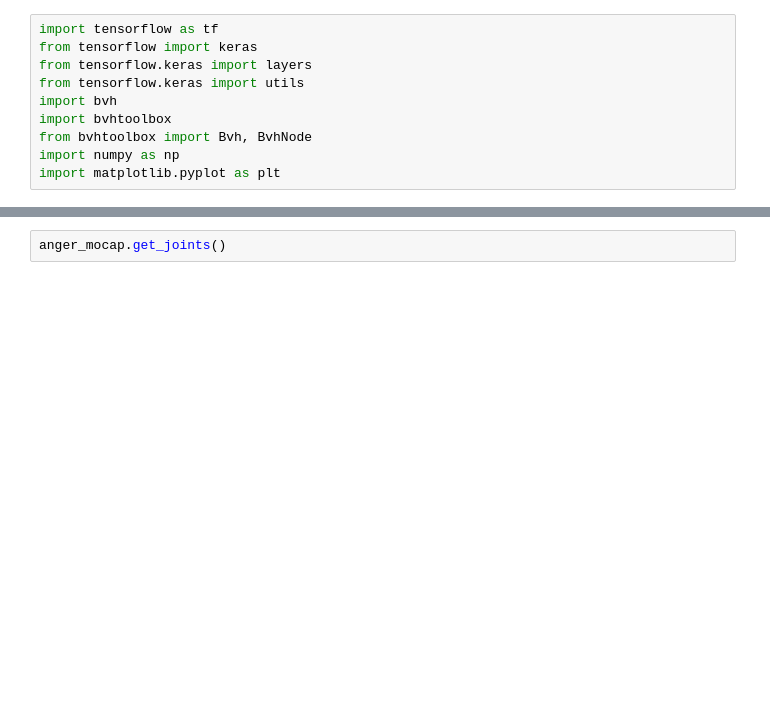
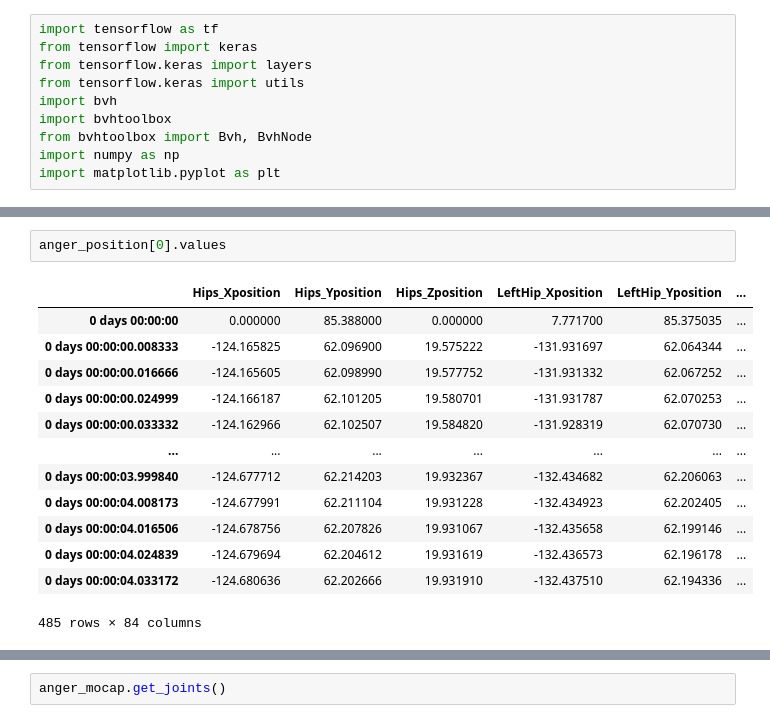
Before and after one commit to arnisafazla/CS490-Senior-Research-Project, a Jupyter notebook: CS_490_1_0.ipynb, the cells around one changed output, grey strips where cells are left out. Saved outputs shown, nothing was run; the diff lists cells and outputs as text; blank space fills up the shorter version.

```diff
--- a/CS_490_1_0.ipynb
+++ b/CS_490_1_0.ipynb
@@ -62,0 +91,16 @@ with open('/content/drive/MyDrive/CS490/anger_negative.bvh') as f:
+# %%
+anger_position[0].values
+# %% [output]
+|  | Hips_Xposition | Hips_Yposition | Hips_Zposition | LeftHip_Xposition | LeftHip_Yposition | ... |
+| 0 days 00:00:00 | 0.000000 | 85.388000 | 0.000000 | 7.771700 | 85.375035 | ... |
+| 0 days 00:00:00.008333 | -124.165825 | 62.096900 | 19.575222 | -131.931697 | 62.064344 | ... |
+| 0 days 00:00:00.016666 | -124.165605 | 62.098990 | 19.577752 | -131.931332 | 62.067252 | ... |
+| 0 days 00:00:00.024999 | -124.166187 | 62.101205 | 19.580701 | -131.931787 | 62.070253 | ... |
+| 0 days 00:00:00.033332 | -124.162966 | 62.102507 | 19.584820 | -131.928319 | 62.070730 | ... |
+| ... | ... | ... | ... | ... | ... | ... |
+| 0 days 00:00:03.999840 | -124.677712 | 62.214203 | 19.932367 | -132.434682 | 62.206063 | ... |
+| 0 days 00:00:04.008173 | -124.677991 | 62.211104 | 19.931228 | -132.434923 | 62.202405 | ... |
+| 0 days 00:00:04.016506 | -124.678756 | 62.207826 | 19.931067 | -132.435658 | 62.199146 | ... |
+| 0 days 00:00:04.024839 | -124.679694 | 62.204612 | 19.931619 | -132.436573 | 62.196178 | ... |
+| 0 days 00:00:04.033172 | -124.680636 | 62.202666 | 19.931910 | -132.437510 | 62.194336 | ... |
+485 rows × 84 columns
```
Also changed, not shown: parts of 23 cells of this notebook.
